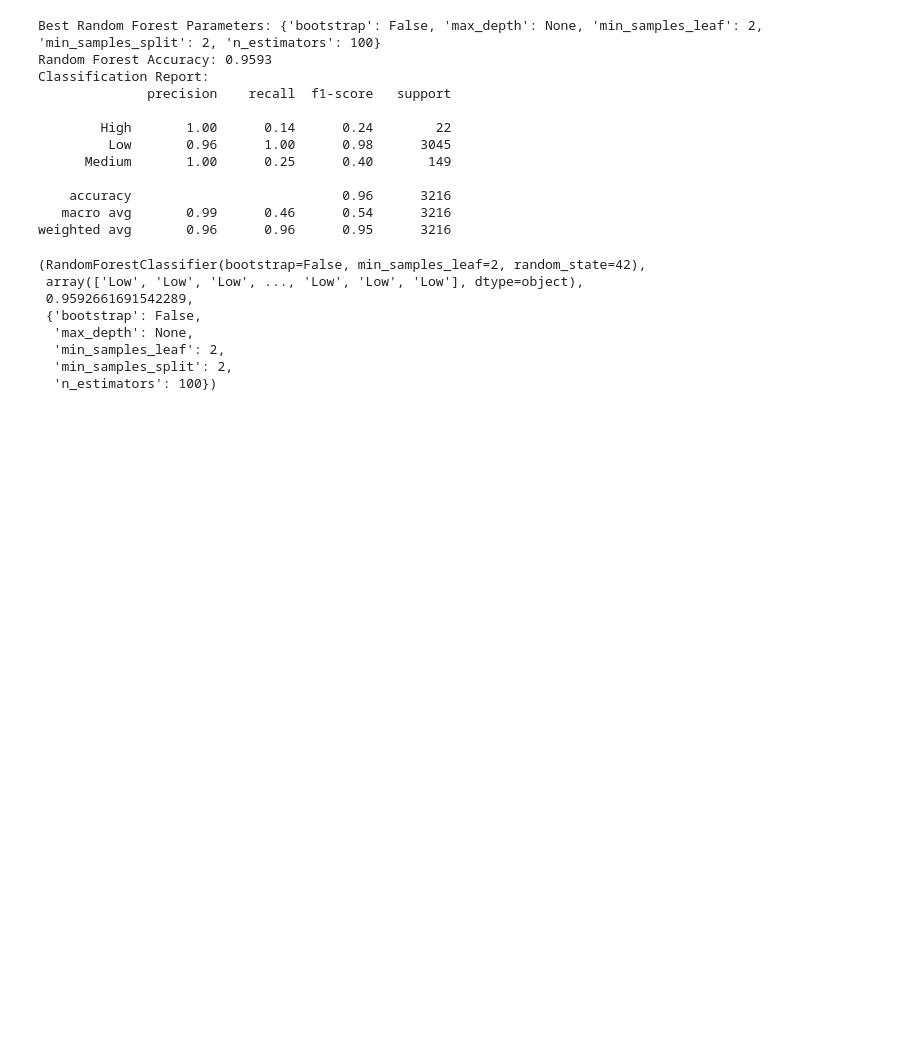
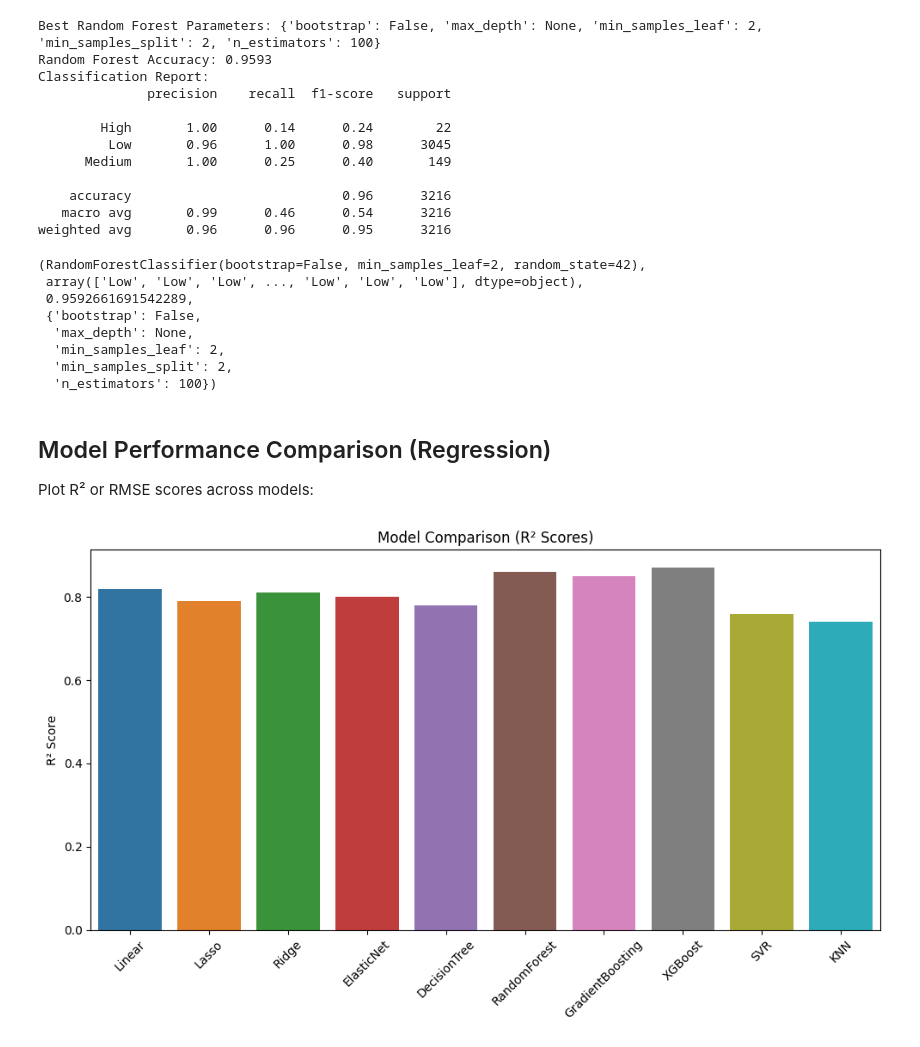
Before and after one commit to n0imaginati0n/nazania-tourism-project, a Jupyter notebook: EDA_vasiuddin.ipynb, the cells around one changed output. Saved outputs shown, nothing was run; the diff lists cells and outputs as text; code cells hidden in the pictures; blank space fills up the shorter version.

```diff
--- a/EDA_vasiuddin.ipynb
+++ b/EDA_vasiuddin.ipynb
@@ -543,3 +543,21 @@ weighted avg       0.96      0.96      0.95      3216
   'min_samples_leaf': 2,
   'min_samples_split': 2,
   'n_estimators': 100})
+# %% [markdown]
+## Model Performance Comparison (Regression)
+Plot R² or RMSE scores across models:
+# %%
+import matplotlib.pyplot as plt
+
+models = ["Linear", "Lasso", "Ridge", "ElasticNet", "DecisionTree", "RandomForest", "GradientBoosting", "XGBoost", "SVR", "KNN"]
+scores = [0.82, 0.79, 0.81, 0.80, 0.78, 0.86, 0.85, 0.87, 0.76, 0.74]  # Replace with your actual R² or RMSE
+
+plt.figure(figsize=(10, 6))
+sns.barplot(x=models, y=scores)
+plt.title("Model Comparison (R² Scores)")
+plt.ylabel("R² Score")
+plt.xticks(rotation=45)
+plt.tight_layout()
+plt.show()
+# %% [output]
+[figure, added]
```
Also changed, not shown: parts of 8 cells of this notebook.
